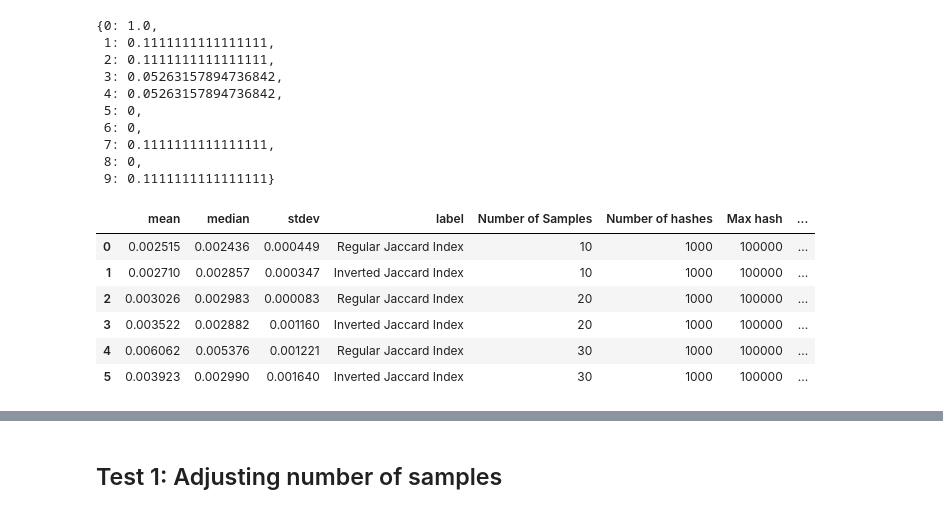
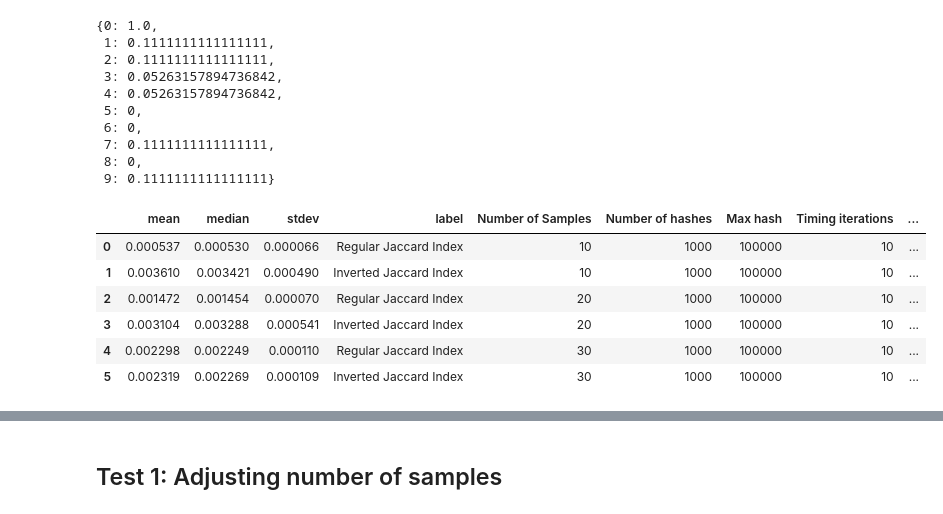
Before and after one commit to apetkau/minhash-indexing-tests, a Jupyter notebook: test-idea-no-union.ipynb, the cells around one changed output, grey strips where cells are left out. Saved outputs shown, nothing was run; the diff lists cells and outputs as text; code cells hidden in the pictures.

```diff
--- a/test-idea-no-union.ipynb
+++ b/test-idea-no-union.ipynb
@@ -97,10 +97,17 @@ def wrapper(func, *args, **kwargs):
     return wrapped
 
 def stats(values):
+    mn = mean(values)
+    md = median(values)
+    if len(values) > 1:
+        sd = stdev(values)
+    else:
+        sd = 0
+
     return {
-        'mean': mean(values),
-        'median': median(values),
-        'stdev': stdev(values)
+        'mean': mn,
+        'median': md,
+        'stdev': sd
     }
 
 def do_timing(func, iterations, repeat, label):
@@ -127,8 +134,9 @@ def regular_jaccard_index(query_sample, sample_hashes):
         query_sample_hashes = sample_hashes[query_sample]
         comparison_sample_hashes = sample_hashes[s]
 
-        jaccard = len(query_sample_hashes & comparison_sample_hashes) / len(query_sample_hashes | comparison_sample_hashes)
-        jaccard_values[s] = jaccard
+#         jaccard = len(query_sample_hashes & comparison_sample_hashes) / len(query_sample_hashes | comparison_sample_hashes)
+        # Test out runtime when using pyroaring's built-in Jaccard distance calculation
+        jaccard_values[s] = query_sample_hashes.jaccard_index(comparison_sample_hashes)
 
     return jaccard_values
 
@@ -189,11 +197,9 @@ def find_max_samples_sharing_hash(hash_samples):
             max_value = num_samples
     return max_value
 
-def comparisons(hashes_range = [1000], samples_range = [100], fixed_hashes_range = [0]):
+def comparisons(hashes_range = [1000], samples_range = [100], fixed_hashes_range = [0], iterations = 10, repeat = 3):
     max_hash = 100000
     query_sample = 0
-    repeat = 3
-    iterations = 10
 
     timing_results = []
 
@@ -214,40 +220,46 @@ def comparisons(hashes_range = [1000], samples_range = [100], fixed_hashes_range
                 # Verifies that my results are identical in both implementations
                 assert regular_results['results'] == inverted_results['results']
 
                 # Now remove results from dictionary since I don't need them for plotting
                 del regular_results['results']
                 del inverted_results['results']
 
                 regular_results['Number of Samples'] = num_samples
                 inverted_results['Number of Samples'] = num_samples
 
                 regular_results['Number of hashes'] = num_hashes
                 inverted_results['Number of hashes'] = num_hashes
 
                 regular_results['Max hash'] = max_hash
                 inverted_results['Max hash'] = max_hash
 
+                regular_results['Timing iterations'] = iterations
+                inverted_results['Timing iterations'] = iterations
+
+                regular_results['Timing repeats'] = repeat
+                inverted_results['Timing repeats'] = repeat
+
                 regular_results['Number of fixed hashes'] = num_fixed_hashes
                 inverted_results['Number of fixed hashes'] = num_fixed_hashes
 
                 regular_results['Max samples sharing hash'] = max_samples
                 inverted_results['Max samples sharing hash'] = max_samples
 
                 timing_results.append(regular_results)
                 timing_results.append(inverted_results)
 
     return pd.DataFrame(timing_results)
 
 results_df = comparisons(samples_range=[10,20,30])
 results_df
 # %% [output]
-|  | mean | median | stdev | label | Number of Samples | Number of hashes | Max hash | ... |
-| 0 | 0.002515 | 0.002436 | 0.000449 | Regular Jaccard Index | 10 | 1000 | 100000 | ... |
-| 1 | 0.002710 | 0.002857 | 0.000347 | Inverted Jaccard Index | 10 | 1000 | 100000 | ... |
-| 2 | 0.003026 | 0.002983 | 0.000083 | Regular Jaccard Index | 20 | 1000 | 100000 | ... |
-| 3 | 0.003522 | 0.002882 | 0.001160 | Inverted Jaccard Index | 20 | 1000 | 100000 | ... |
-| 4 | 0.006062 | 0.005376 | 0.001221 | Regular Jaccard Index | 30 | 1000 | 100000 | ... |
-| 5 | 0.003923 | 0.002990 | 0.001640 | Inverted Jaccard Index | 30 | 1000 | 100000 | ... |
+|  | mean | median | stdev | label | Number of Samples | Number of hashes | Max hash | Timing iterations | ... |
+| 0 | 0.000537 | 0.000530 | 0.000066 | Regular Jaccard Index | 10 | 1000 | 100000 | 10 | ... |
+| 1 | 0.003610 | 0.003421 | 0.000490 | Inverted Jaccard Index | 10 | 1000 | 100000 | 10 | ... |
+| 2 | 0.001472 | 0.001454 | 0.000070 | Regular Jaccard Index | 20 | 1000 | 100000 | 10 | ... |
+| 3 | 0.003104 | 0.003288 | 0.000541 | Inverted Jaccard Index | 20 | 1000 | 100000 | 10 | ... |
+| 4 | 0.002298 | 0.002249 | 0.000110 | Regular Jaccard Index | 30 | 1000 | 100000 | 10 | ... |
+| 5 | 0.002319 | 0.002269 | 0.000109 | Inverted Jaccard Index | 30 | 1000 | 100000 | 10 | ... |
 # %%
 import matplotlib
 import matplotlib.pyplot as plt
```
Also changed, not shown: parts of 7 cells of this notebook, 1 other file.
